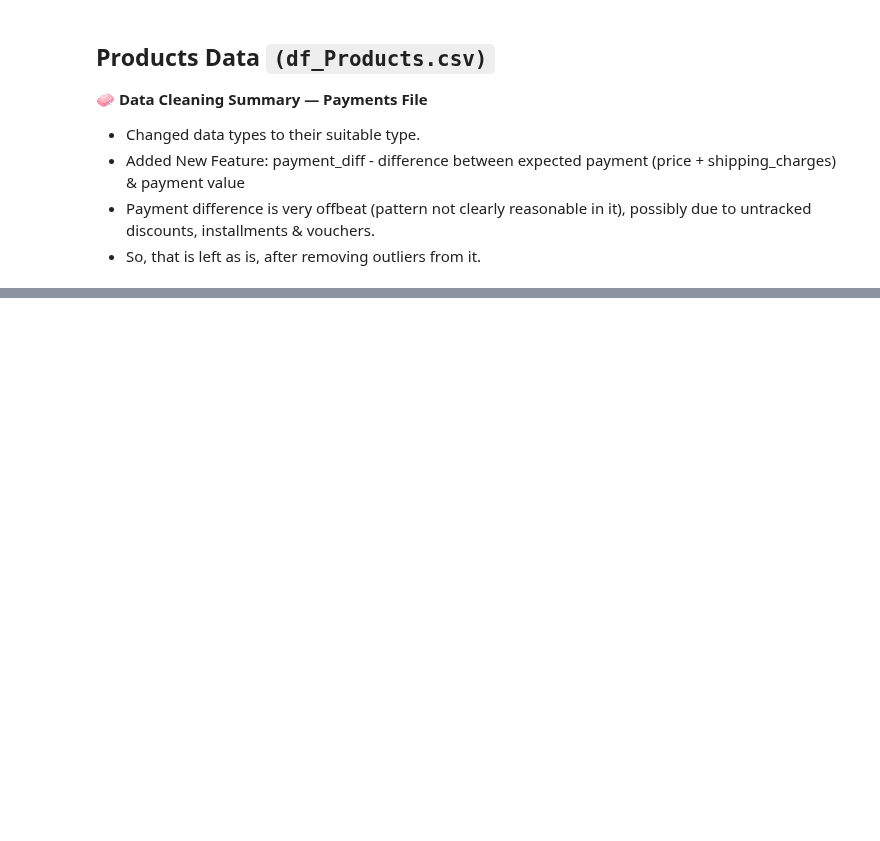
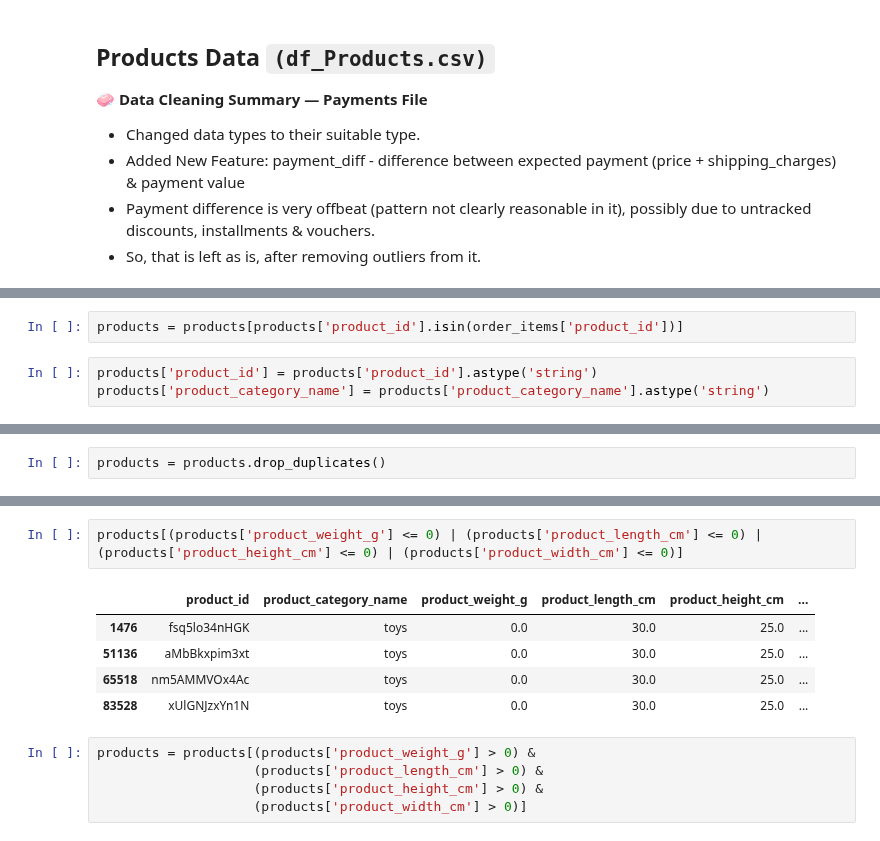
Before and after one commit to JatinY459/ecommerce-data-analysis, a Jupyter notebook: notebooks/02_data_cleaning.ipynb, the cells around one changed output, grey strips where cells are left out. Drawn from its saved outputs; the diff is of its cells as text; blank space fills up the shorter version.

```diff
--- a/notebooks/02_data_cleaning.ipynb
+++ b/notebooks/02_data_cleaning.ipynb
@@ -738,0 +737,5 @@ payments.shape
+# %%
+products = products[products['product_id'].isin(order_items['product_id'])]
+# %%
+products['product_id'] = products['product_id'].astype('string')
+products['product_category_name'] = products['product_category_name'].astype('string')
@@ -738,0 +776,2 @@ payments.shape
+# %%
+products = products.drop_duplicates()
@@ -738,0 +800,13 @@ payments.shape
+# %%
+products[(products['product_weight_g'] <= 0) | (products['product_length_cm'] <= 0) | (products['product_height_cm'] <= 0) | (products['product_width_cm'] <= 0)]
+# %% [output]
+|  | product_id | product_category_name | product_weight_g | product_length_cm | product_height_cm | ... |
+| 1476 | fsq5lo34nHGK | toys | 0.0 | 30.0 | 25.0 | ... |
+| 51136 | aMbBkxpim3xt | toys | 0.0 | 30.0 | 25.0 | ... |
+| 65518 | nm5AMMVOx4Ac | toys | 0.0 | 30.0 | 25.0 | ... |
+| 83528 | xUlGNJzxYn1N | toys | 0.0 | 30.0 | 25.0 | ... |
+# %%
+products = products[(products['product_weight_g'] > 0) &
+                    (products['product_length_cm'] > 0) &
+                    (products['product_height_cm'] > 0) &
+                    (products['product_width_cm'] > 0)]
```
Also changed, not shown: parts of 38 cells of this notebook.
